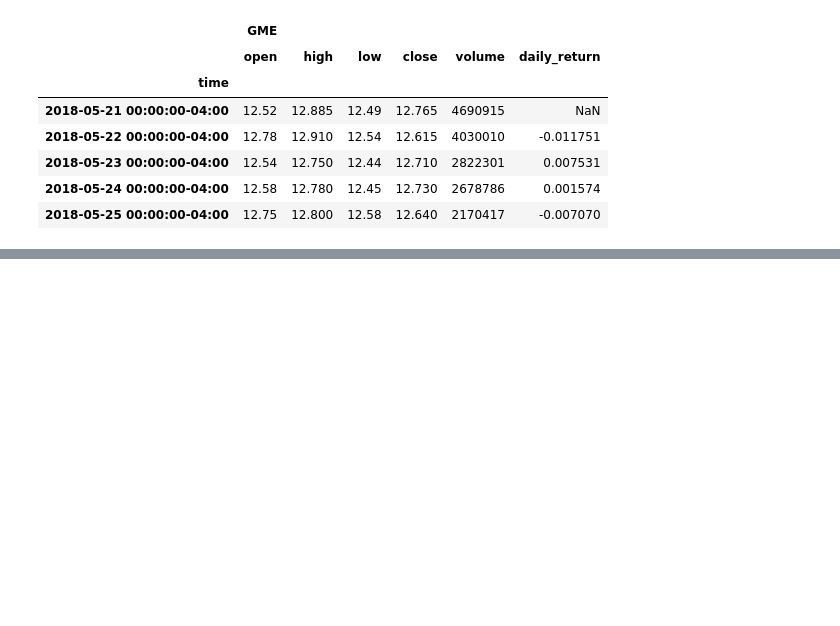
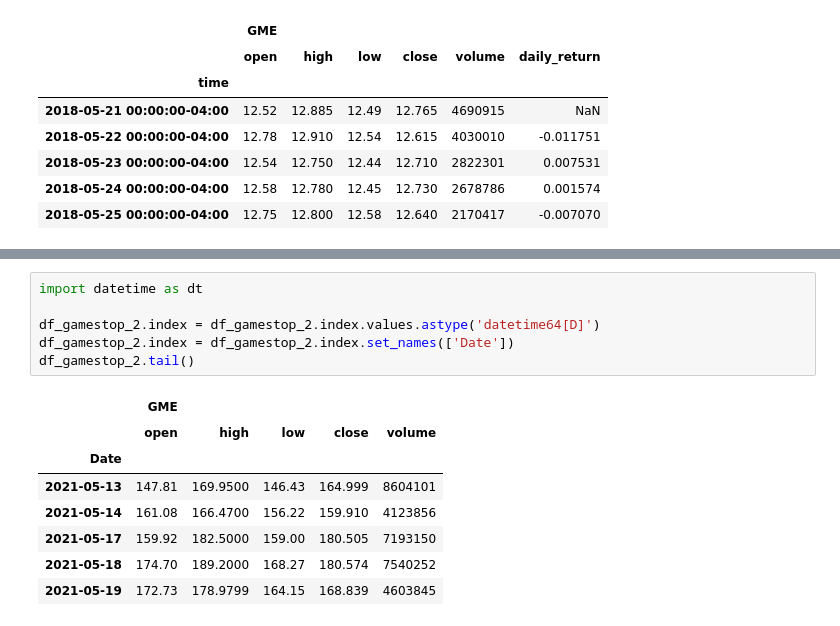
Before and after one commit to mhasnaind/Project1, a Jupyter notebook: Gamestop/Gamestop_data.ipynb, the cells around one changed output, grey strips where cells are left out. Saved outputs shown, nothing was run; the diff lists cells and outputs as text; blank space fills up the shorter version.

```diff
--- a/Gamestop/Gamestop_data.ipynb
+++ b/Gamestop/Gamestop_data.ipynb
@@ -240,0 +275,15 @@ Name: 2520, dtype: float64
+# %%
+import datetime as dt
+
+df_gamestop_2.index = df_gamestop_2.index.values.astype('datetime64[D]')
+df_gamestop_2.index = df_gamestop_2.index.set_names(['Date'])
+df_gamestop_2.tail()
+# %% [output]
+|  | GME |  |  |  |  |
+|  | open | high | low | close | volume |
+| Date |  |  |  |  |  |
+| 2021-05-13 | 147.81 | 169.9500 | 146.43 | 164.999 | 8604101 |
+| 2021-05-14 | 161.08 | 166.4700 | 156.22 | 159.910 | 4123856 |
+| 2021-05-17 | 159.92 | 182.5000 | 159.00 | 180.505 | 7193150 |
+| 2021-05-18 | 174.70 | 189.2000 | 168.27 | 180.574 | 7540252 |
+| 2021-05-19 | 172.73 | 178.9799 | 164.15 | 168.839 | 4603845 |
```
Also changed, not shown: parts of 15 cells of this notebook, 4 other files.
